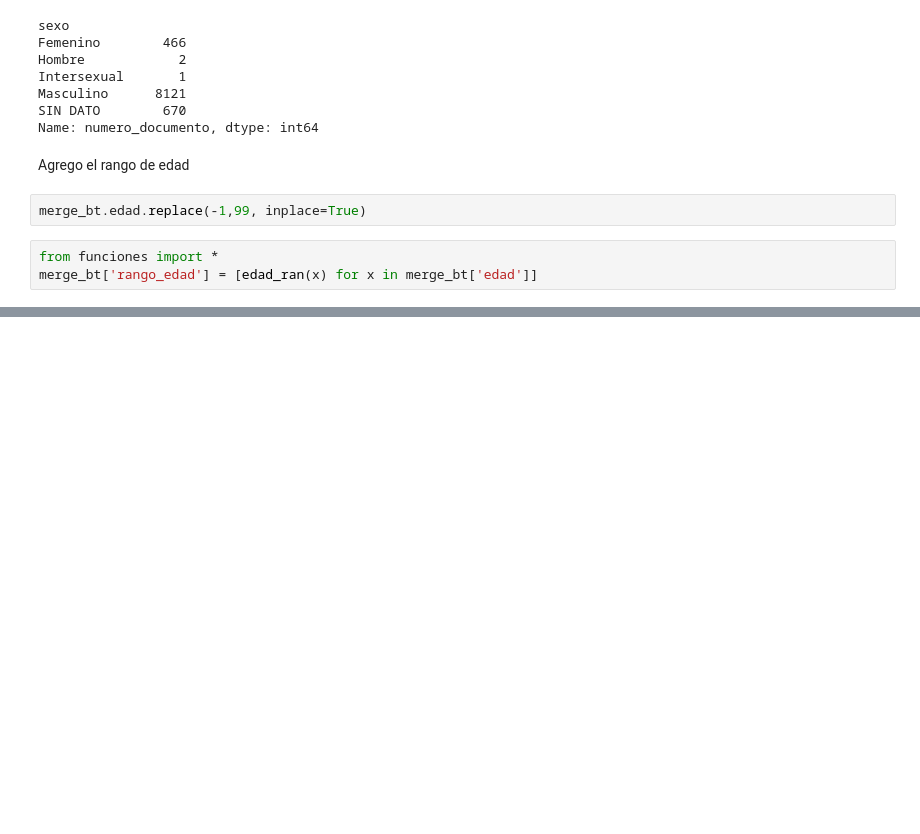
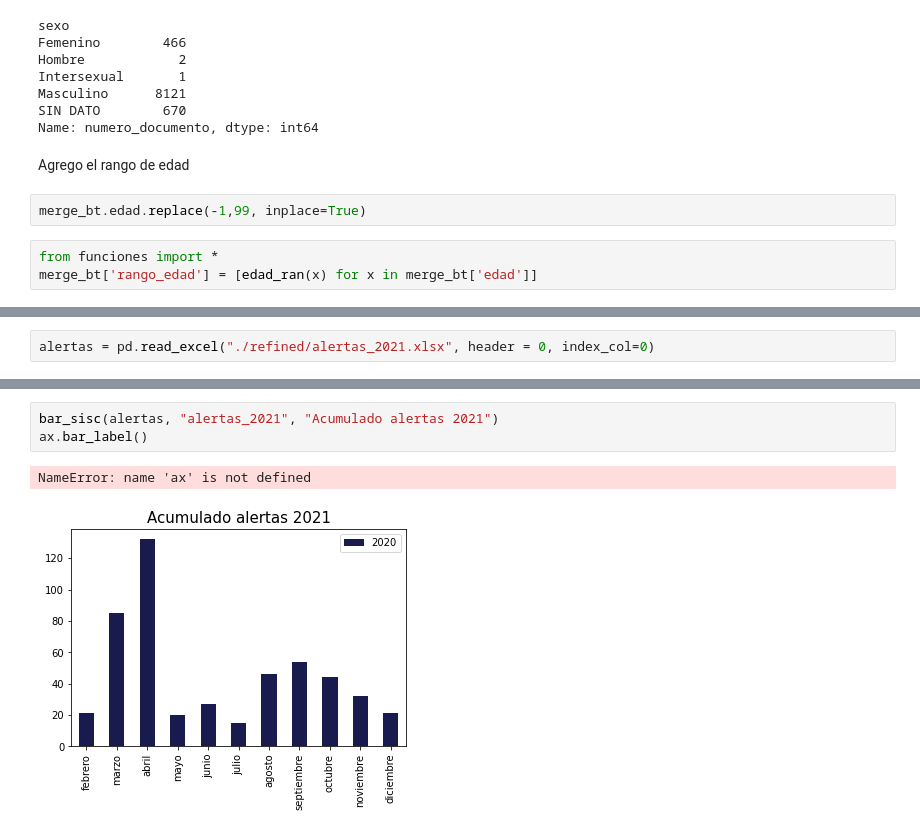
Before and after one commit to jarboledac/vsex_med, a Jupyter notebook: Untitled-1.ipynb, the cells around one changed output, grey strips where cells are left out. Drawn from its saved outputs; the diff is of its cells as text; blank space fills up the shorter version.

Commit message:
alertas

```diff
--- a/Untitled-1.ipynb
+++ b/Untitled-1.ipynb
@@ -1130,0 +1176,2 @@ pd.pivot_table(merge_bt, index = 'rango_edad', columns= 'year',aggfunc='count')[
+# %%
+alertas = pd.read_excel("./refined/alertas_2021.xlsx", header = 0, index_col=0)
@@ -1130,0 +1193,6 @@ pd.pivot_table(merge_bt, index = 'rango_edad', columns= 'year',aggfunc='count')[
+# %%
+bar_sisc(alertas, "alertas_2021", "Acumulado alertas 2021")
+ax.bar_label()
+# %% [output]
+NameError: name 'ax' is not defined
+[figure, added]
```
Also changed, not shown: parts of 20 cells of this notebook, 1 other file.
